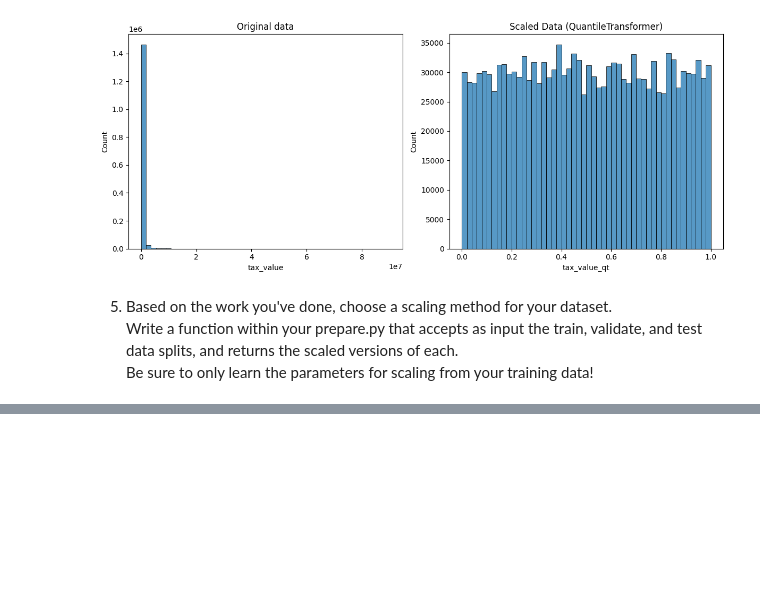
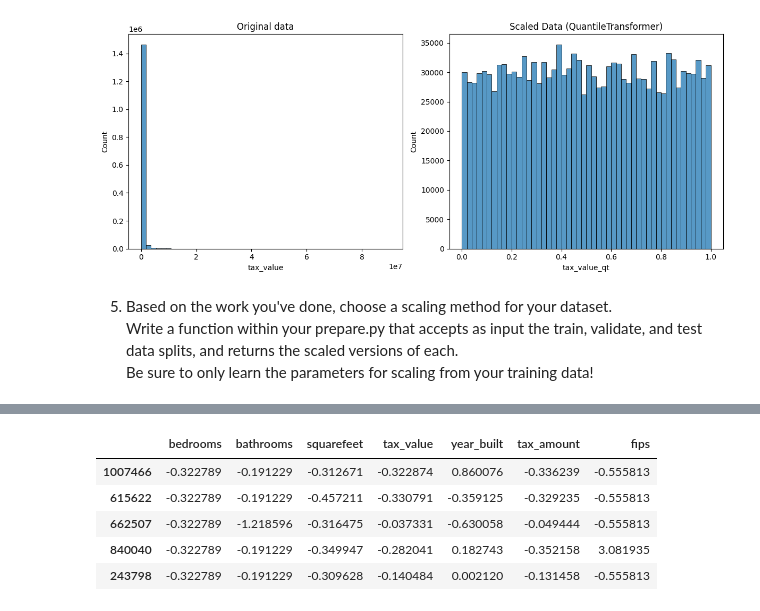
Before and after one commit to TheodoreQuansah/regression-exercises, a Jupyter notebook: scaling.ipynb, the cells around one changed output, grey strips where cells are left out. Cells and saved outputs as stored; diff of their text form; code cells hidden in the pictures; blank space fills up the shorter version.

```diff
--- a/scaling.ipynb
+++ b/scaling.ipynb
@@ -201,0 +204,12 @@ test.head()
+# %%
+#calling the scale_data function with the standard scale
+train_scaled, val_scaled, test_scaled = scale_data(train, val, test, scaler_type='standard')
+# %%
+train_scaled.head()
+# %% [output]
+|  | bedrooms | bathrooms | squarefeet | tax_value | year_built | tax_amount | fips |
+| 1007466 | -0.322789 | -0.191229 | -0.312671 | -0.322874 | 0.860076 | -0.336239 | -0.555813 |
+| 615622 | -0.322789 | -0.191229 | -0.457211 | -0.330791 | -0.359125 | -0.329235 | -0.555813 |
+| 662507 | -0.322789 | -1.218596 | -0.316475 | -0.037331 | -0.630058 | -0.049444 | -0.555813 |
+| 840040 | -0.322789 | -0.191229 | -0.349947 | -0.282041 | 0.182743 | -0.352158 | 3.081935 |
+| 243798 | -0.322789 | -0.191229 | -0.309628 | -0.140484 | 0.002120 | -0.131458 | -0.555813 |
```
Also changed, not shown: parts of 8 cells of this notebook, 1 other file.
